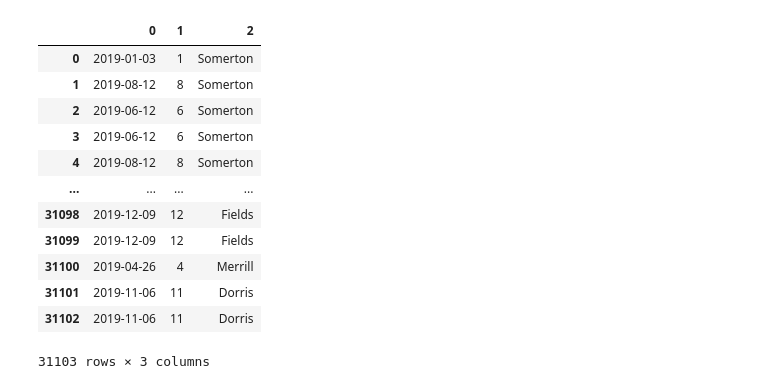
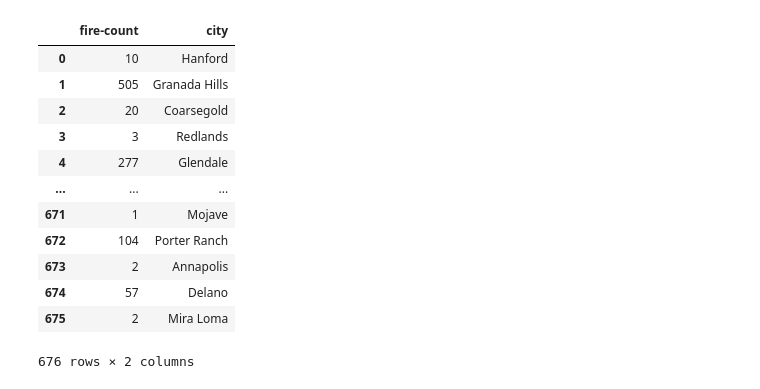
Before and after one commit to speddings/crime_housing_analysis, a Jupyter notebook: database-query.ipynb, the cells around one changed output. Drawn from its saved outputs; the diff is of its cells as text; code cells hidden in the pictures.

Commit message:
update query ipynb

```diff
--- a/database-query.ipynb
+++ b/database-query.ipynb
@@ -16,22 +16,22 @@ db_string = f"postgresql://postgres:{db_password}@database-3.csjzcnuh5mqe.us-eas
 engine = db.create_engine(db_string)
 conn = engine.connect()
 # %%
-# query the db - simple test
-results = conn.execute('SELECT * FROM ca_fire')
+# query the db - cout fires by city
+results = 'SELECT count (city) as "fire-count", city FROM ca_fire GROUp BY city'
 # %%
-ca_fire_df= pd.DataFrame(results)
+ca_fire_df= pd.read_sql(results, conn)
 ca_fire_df
 # %% [output]
-|  | 0 | 1 | 2 |
-| 0 | 2019-01-03 | 1 | Somerton |
-| 1 | 2019-08-12 | 8 | Somerton |
-| 2 | 2019-06-12 | 6 | Somerton |
-| 3 | 2019-06-12 | 6 | Somerton |
-| 4 | 2019-08-12 | 8 | Somerton |
-| ... | ... | ... | ... |
-| 31098 | 2019-12-09 | 12 | Fields |
-| 31099 | 2019-12-09 | 12 | Fields |
-| 31100 | 2019-04-26 | 4 | Merrill |
-| 31101 | 2019-11-06 | 11 | Dorris |
-| 31102 | 2019-11-06 | 11 | Dorris |
+|  | fire-count | city |
+| 0 | 10 | Hanford |
+| 1 | 505 | Granada Hills |
+| 2 | 20 | Coarsegold |
+| 3 | 3 | Redlands |
+| 4 | 277 | Glendale |
+| ... | ... | ... |
+| 671 | 1 | Mojave |
+| 672 | 104 | Porter Ranch |
+| 673 | 2 | Annapolis |
+| 674 | 57 | Delano |
+| 675 | 2 | Mira Loma |
-31103 rows × 3 columns
+676 rows × 2 columns
```
Also changed, not shown: parts of 17 cells of this notebook.
